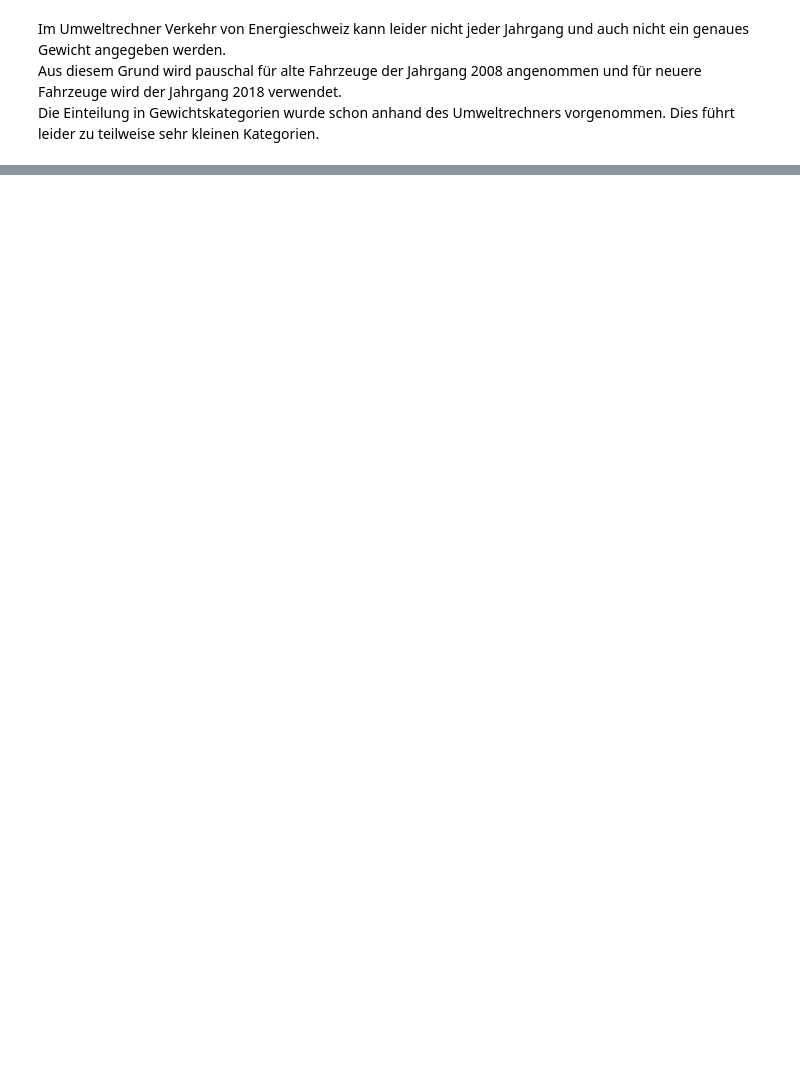
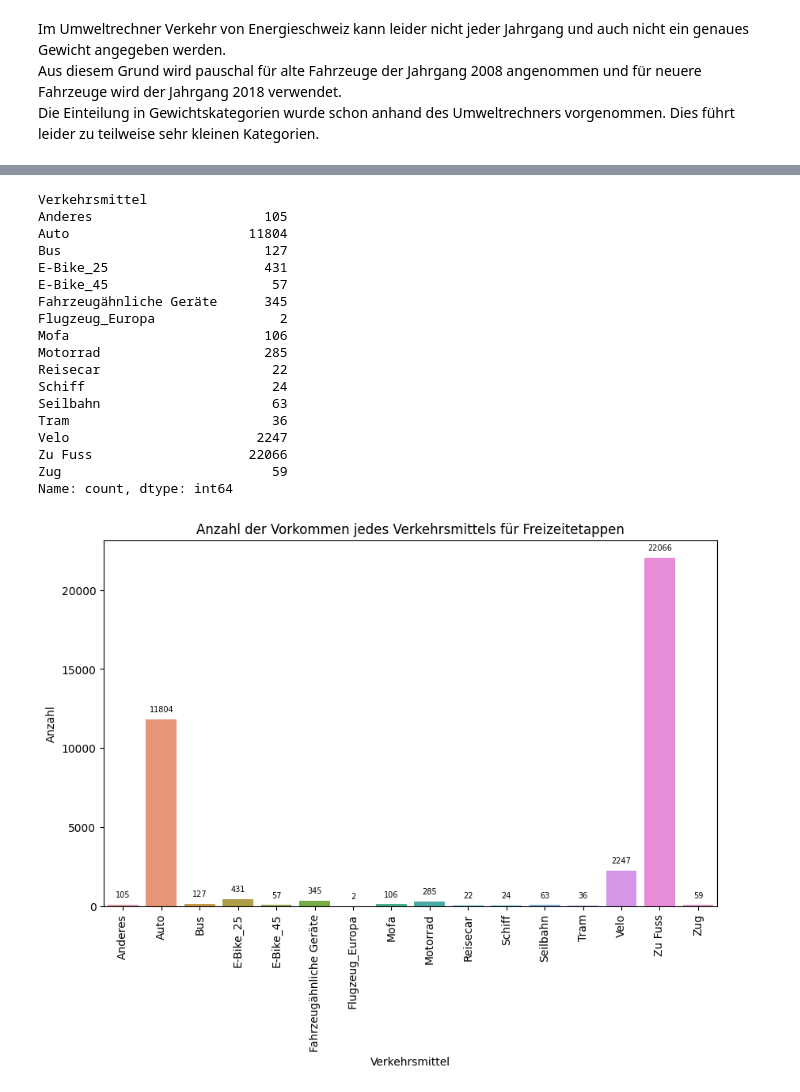
Before and after one commit to larissa-marti/ANM_Gruppe_Y, a Jupyter notebook: fahrzeuge.ipynb, the cells around one changed output, grey strips where cells are left out. Saved outputs shown, nothing was run; the diff lists cells and outputs as text; code cells hidden in the pictures; blank space fills up the shorter version.

```diff
--- a/fahrzeuge.ipynb
+++ b/fahrzeuge.ipynb
@@ -303,0 +384,12 @@ Index(['name', 'type', 'subtype', 'powertrain', 'description',
+# %%
+# Zuordnung der Verkehrsmittelnamen
+etappen['Verkehrsmittel'] = etappen['Verkehrsmittel'].map(verkehrsmittel_etappen)
+
+# Falls immer noch Zahl, dann 'Anderes'
+etappen['Verkehrsmittel'] = etappen['Verkehrsmittel'].fillna('Anderes')
+# %%
+# Setze 'Verkehrsmittel' auf 'Flugzeug_Europa' für Distanzen <= 3000 km und Verkehrsmittel 'Flugzeug'
+etappen.loc[(etappen['Verkehrsmittel'] == 'Flugzeug') & (etappen['Distanz_km'] <= 3000), 'Verkehrsmittel'] = 'Flugzeug_Europa'
+
+# Setze 'Verkehrsmittel' auf 'Flugzeug_Interkontinental' für Distanzen > 3000 km und Verkehrsmittel 'Flugzeug'
+etappen.loc[(etappen['Verkehrsmittel'] == 'Flugzeug') & (etappen['Distanz_km'] > 3000), 'Verkehrsmittel'] = 'Flugzeug_Interkontinental'
@@ -303,0 +421,3 @@ Index(['name', 'type', 'subtype', 'powertrain', 'description',
+# %%
+# Emissionen der Etappen berechnen
+etappen['Emissionen'] = etappen['Distanz_km'] * etappen['gwp_pro_Kilometer_[g]']
@@ -303,0 +450,4 @@ Index(['name', 'type', 'subtype', 'powertrain', 'description',
+# %%
+# Nur Etappen mit Freizeit als Zweck behalten
+etappen_freizeit = etappen[etappen['Zweck'] == 8].reset_index(drop=True)
+etappen_freizeit.head()
@@ -303,0 +475,44 @@ Index(['name', 'type', 'subtype', 'powertrain', 'description',
+# %%
+# Zählen der Vorkommen jedes Verkehrsmittels
+verkehrsmittel_count = etappen_freizeit['Verkehrsmittel'].value_counts().sort_index()
+
+# Erstellen des Barplots
+plt.figure(figsize=(10, 6))
+ax = sns.barplot(x=verkehrsmittel_count.index, y=verkehrsmittel_count.values)
+
+# Hinzufügen von Achsenbeschriftungen und Titel
+plt.xlabel('Verkehrsmittel')
+plt.ylabel('Anzahl')
+plt.title('Anzahl der Vorkommen jedes Verkehrsmittels für Freizeitetappen')
+plt.xticks(rotation=90)
+
+# Säulen mit den jeweiligen Werten beschriften
+for p in ax.patches:
+    ax.annotate(f'{int(p.get_height())}',  # Verwendung von int() zum Entfernen der Kommastellen
+                (p.get_x() + p.get_width() / 2., p.get_height()),
+                ha='center', va='center',
+                fontsize=7, color='black',
+                xytext=(0, 9), textcoords='offset points')
+
+# Plot anzeigen
+plt.show()
+# %% [output]
+Verkehrsmittel
+Anderes                      105
+Auto                       11804
+Bus                          127
+E-Bike_25                    431
+E-Bike_45                     57
+Fahrzeugähnliche Geräte      345
+Flugzeug_Europa                2
+Mofa                         106
+Motorrad                     285
+Reisecar                      22
+Schiff                        24
+Seilbahn                      63
+Tram                          36
+Velo                        2247
+Zu Fuss                    22066
+Zug                           59
+Name: count, dtype: int64
+[figure, added]
```
Also changed, not shown: parts of 30 cells of this notebook.
